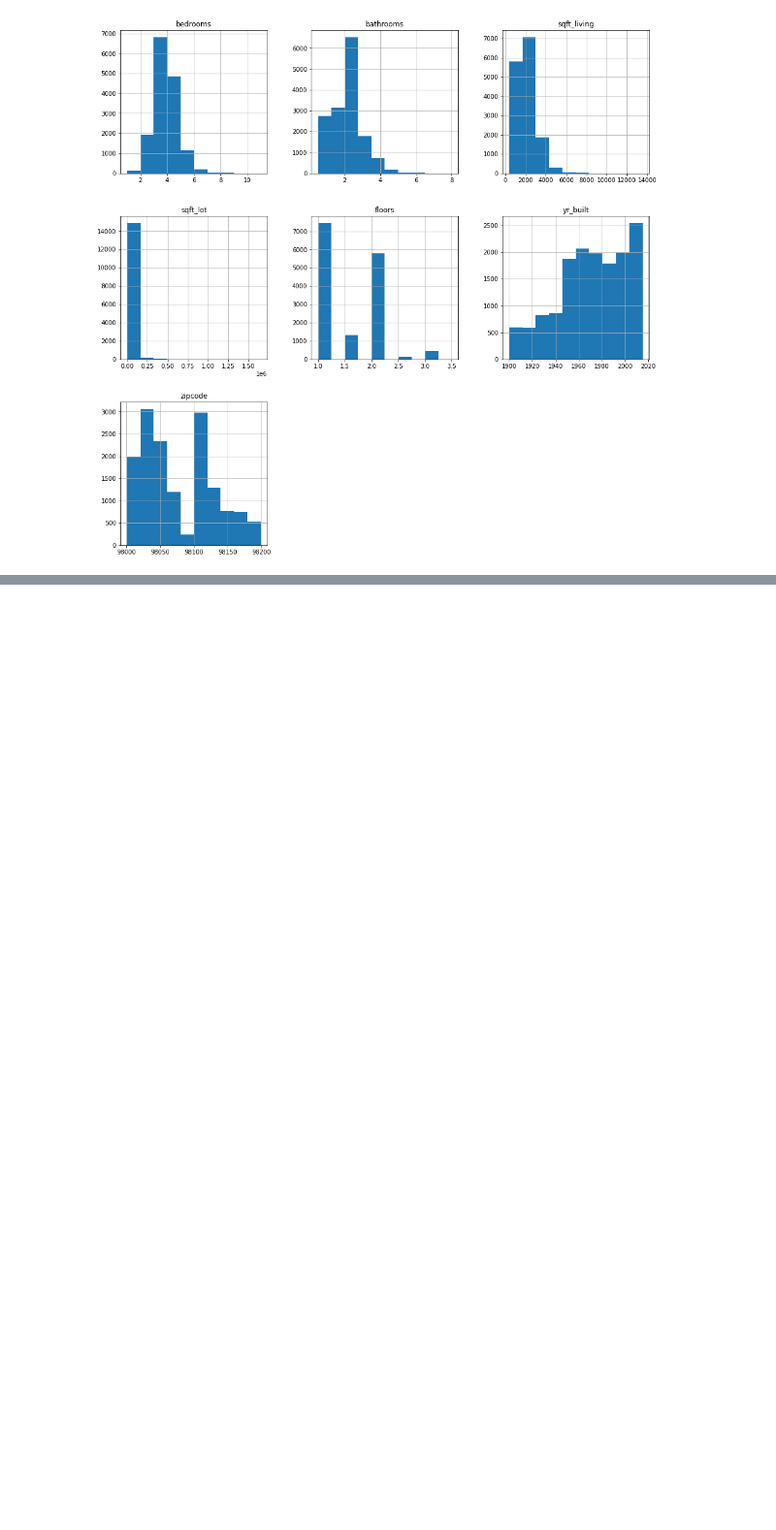
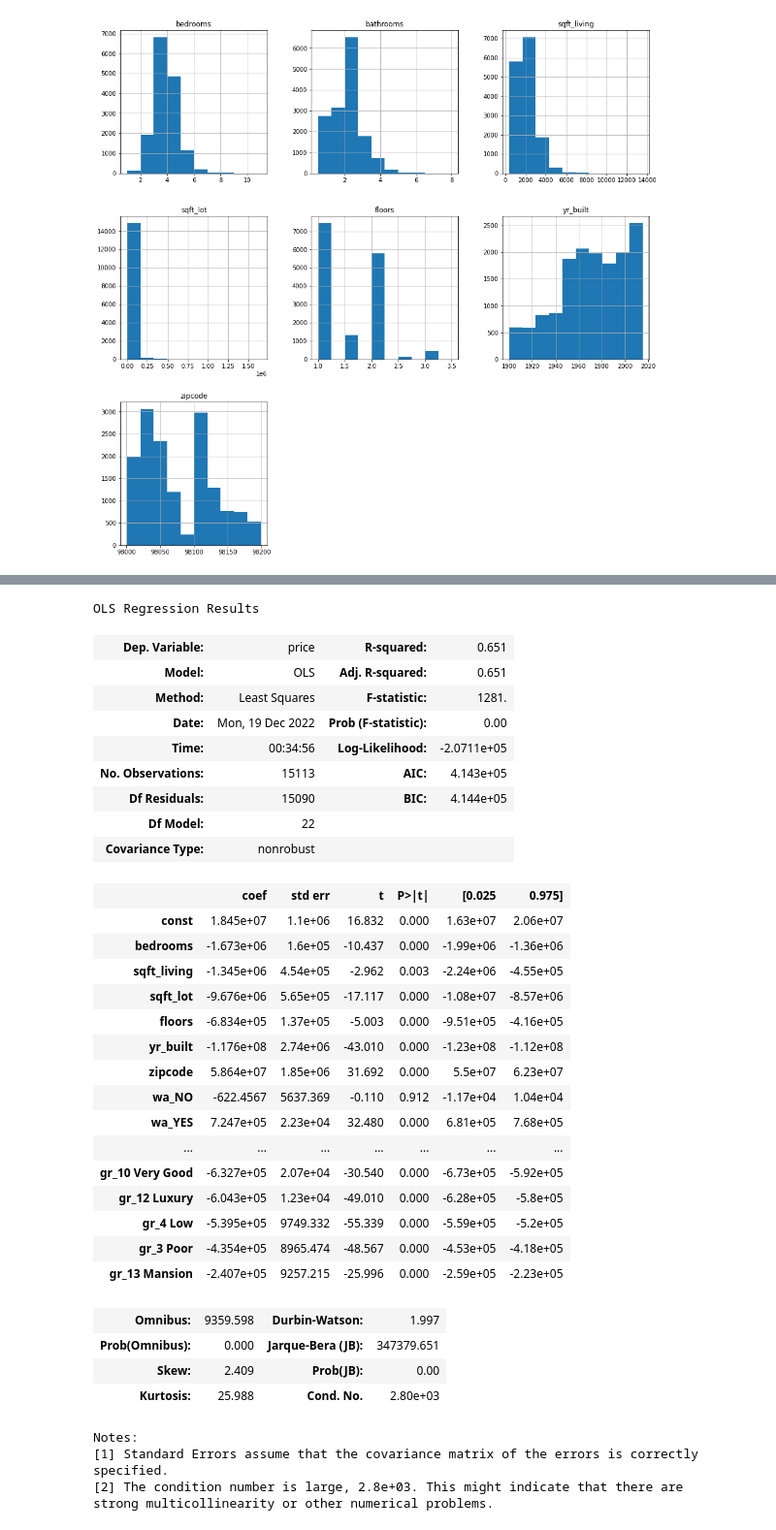
Before and after one commit to Dmvinedata/dsc-phase-2-project-v2-3, a Jupyter notebook: student.ipynb, the cells around one changed output, grey strips where cells are left out. Shown: that part at 97% size. Drawn from its saved outputs; the diff is of its cells as text; code cells hidden in the pictures; blank space fills up the shorter version.

Commit message:
3rd Model Iter

```diff
--- a/student.ipynb
+++ b/student.ipynb
@@ -436,0 +451,40 @@ X_train[continuous].hist(figsize  = [16, 16]);
+# %%
+
+
+# Instantiate transformers
+log_transformer = FunctionTransformer(np.log, validate=True)
+ohe = OneHotEncoder(sparse=False) # did not drop the first one
+scaler = Normalizer()
+
+# Fit and/or transform - Better
+X_train_log = log_transformer.fit_transform(X_train_sec[continuous])
+X_train_scale = scaler.fit_transform(X_train_log )
+X_train_ohe = ohe.fit_transform(X_train_sec[categoricals])
+
+
+
+
+#Concatenate transformed data
+X_train_sec = pd.concat([
+        pd.DataFrame(X_train_scale, columns= continuous, index=X_train_sec.index),
+        pd.DataFrame(X_train_ohe, columns = cat_cols_encoded, index=X_train_sec.index)
+    ], axis=1)
+
+
+# Transform and concatenate test data
+log_X_test = log_transformer.transform(X_test_sec[continuous])
+normalized_X_test = scaler.transform (log_X_test)
+
+#Remember there might be data leackage with using the same columsn for test
+X_test_sec = pd.concat([
+    pd.DataFrame(normalized_X_test,columns= continuous, index=X_test_sec.index),
+    pd.DataFrame(ohe.transform(X_test_sec[categoricals]),columns = cat_cols_encoded,index=X_test_sec.index)
+], axis=1)
+# %%
+#Drop the first col of each ohe CAT
+X_train_sec= X_train_sec.drop(['wa_Unk','co_Average','gr_7 Average'], axis=1)
+X_test_sec= X_test_sec.drop(['wa_Unk','co_Average','gr_7 Average'], axis=1)
+# %%
+linreg2 = LinearRegression()
+# %%
+linreg2.fit(X_train_sec, y_train_sec)
@@ -436,0 +515,39 @@ X_train[continuous].hist(figsize  = [16, 16]);
+# %%
+import statsmodels.api as sm
+
+sm.OLS(y_train_sec, sm.add_constant(X_train_sec)).fit().summary()
+# %% [output]
+OLS Regression Results
+| Dep. Variable: | price | R-squared: | 0.651 |
+| Model: | OLS | Adj. R-squared: | 0.651 |
+| Method: | Least Squares | F-statistic: | 1281. |
+| Date: | Mon, 19 Dec 2022 | Prob (F-statistic): | 0.00 |
+| Time: | 00:34:56 | Log-Likelihood: | -2.0711e+05 |
+| No. Observations: | 15113 | AIC: | 4.143e+05 |
+| Df Residuals: | 15090 | BIC: | 4.144e+05 |
+| Df Model: | 22 |  |  |
+| Covariance Type: | nonrobust |  |  |
+|  | coef | std err | t | P>|t| | [0.025 | 0.975] |
+| const | 1.845e+07 | 1.1e+06 | 16.832 | 0.000 | 1.63e+07 | 2.06e+07 |
+| bedrooms | -1.673e+06 | 1.6e+05 | -10.437 | 0.000 | -1.99e+06 | -1.36e+06 |
+| sqft_living | -1.345e+06 | 4.54e+05 | -2.962 | 0.003 | -2.24e+06 | -4.55e+05 |
+| sqft_lot | -9.676e+06 | 5.65e+05 | -17.117 | 0.000 | -1.08e+07 | -8.57e+06 |
+| floors | -6.834e+05 | 1.37e+05 | -5.003 | 0.000 | -9.51e+05 | -4.16e+05 |
+| yr_built | -1.176e+08 | 2.74e+06 | -43.010 | 0.000 | -1.23e+08 | -1.12e+08 |
+| zipcode | 5.864e+07 | 1.85e+06 | 31.692 | 0.000 | 5.5e+07 | 6.23e+07 |
+| wa_NO | -622.4567 | 5637.369 | -0.110 | 0.912 | -1.17e+04 | 1.04e+04 |
+| wa_YES | 7.247e+05 | 2.23e+04 | 32.480 | 0.000 | 6.81e+05 | 7.68e+05 |
+| ... | ... | ... | ... | ... | ... | ... |
+| gr_10 Very Good | -6.327e+05 | 2.07e+04 | -30.540 | 0.000 | -6.73e+05 | -5.92e+05 |
+| gr_12 Luxury | -6.043e+05 | 1.23e+04 | -49.010 | 0.000 | -6.28e+05 | -5.8e+05 |
+| gr_4 Low | -5.395e+05 | 9749.332 | -55.339 | 0.000 | -5.59e+05 | -5.2e+05 |
+| gr_3 Poor | -4.354e+05 | 8965.474 | -48.567 | 0.000 | -4.53e+05 | -4.18e+05 |
+| gr_13 Mansion | -2.407e+05 | 9257.215 | -25.996 | 0.000 | -2.59e+05 | -2.23e+05 |
+| Omnibus: | 9359.598 | Durbin-Watson: | 1.997 |
+| Prob(Omnibus): | 0.000 | Jarque-Bera (JB): | 347379.651 |
+| Skew: | 2.409 | Prob(JB): | 0.00 |
+| Kurtosis: | 25.988 | Cond. No. | 2.80e+03 |
+Notes:
+[1] Standard Errors assume that the covariance matrix of the errors is correctly specified.
+[2] The condition number is large, 2.8e+03. This might indicate that there are
+strong multicollinearity or other numerical problems.
```
Also changed, not shown: parts of 23 cells of this notebook.
